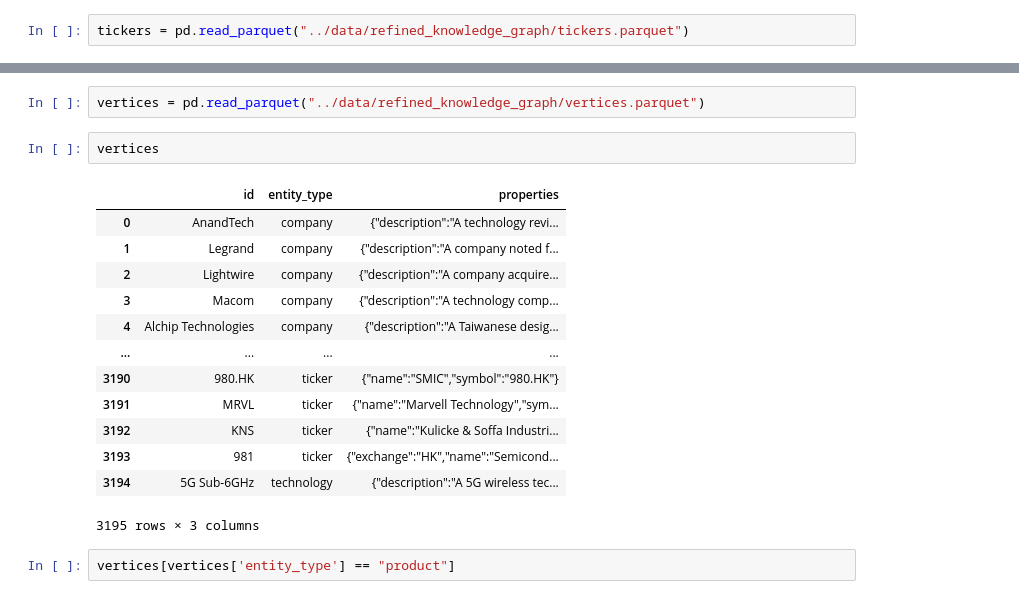
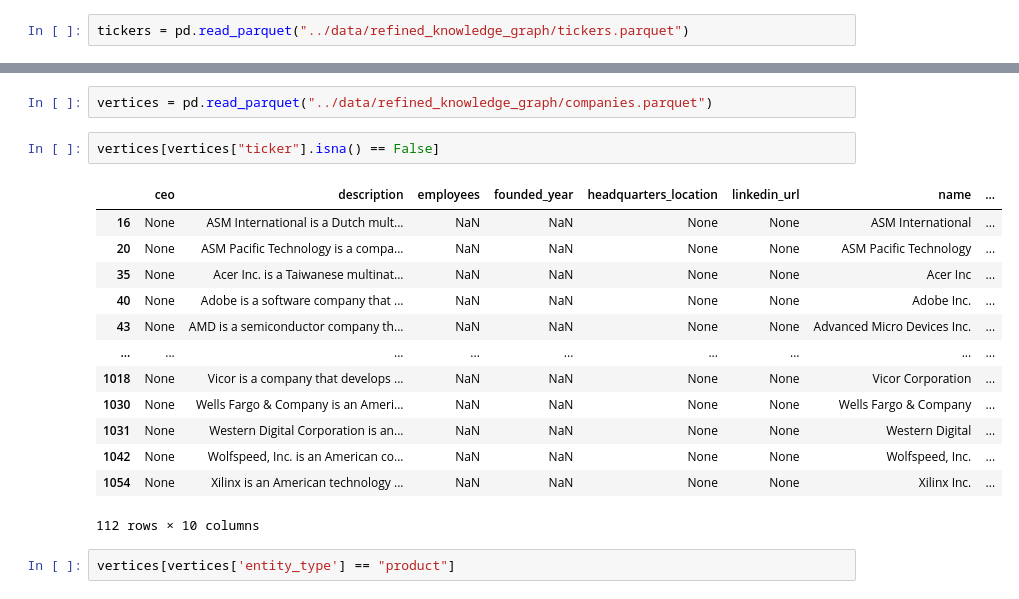
Before and after one commit to Graphlet-AI/abzu, a Jupyter notebook: notebooks/Visualize Network_Mike.ipynb, the cells around one changed output, grey strips where cells are left out. Drawn from its saved outputs; the diff is of its cells as text.

```diff
--- a/notebooks/Visualize Network_Mike.ipynb
+++ b/notebooks/Visualize Network_Mike.ipynb
@@ -97,21 +105,21 @@ array(['', '000660', '005930', '005930.KS', '005935', '046890', '2353',
 # %%
-vertices = pd.read_parquet("../data/refined_knowledge_graph/vertices.parquet")
+vertices = pd.read_parquet("../data/refined_knowledge_graph/companies.parquet")
 # %%
-vertices
+vertices[vertices["ticker"].isna() == False]
 # %% [output]
-|  | id | entity_type | properties |
-| 0 | AnandTech | company | {"description":"A technology revi... |
-| 1 | Legrand | company | {"description":"A company noted f... |
-| 2 | Lightwire | company | {"description":"A company acquire... |
-| 3 | Macom | company | {"description":"A technology comp... |
-| 4 | Alchip Technologies | company | {"description":"A Taiwanese desig... |
-| ... | ... | ... | ... |
-| 3190 | 980.HK | ticker | {"name":"SMIC","symbol":"980.HK"} |
-| 3191 | MRVL | ticker | {"name":"Marvell Technology","sym... |
-| 3192 | KNS | ticker | {"name":"Kulicke & Soffa Industri... |
-| 3193 | 981 | ticker | {"exchange":"HK","name":"Semicond... |
-| 3194 | 5G Sub-6GHz | technology | {"description":"A 5G wireless tec... |
+|  | ceo | description | employees | founded_year | headquarters_location | linkedin_url | name | ... |
+| 16 | None | ASM International is a Dutch mult... | NaN | NaN | None | None | ASM International | ... |
+| 20 | None | ASM Pacific Technology is a compa... | NaN | NaN | None | None | ASM Pacific Technology | ... |
+| 35 | None | Acer Inc. is a Taiwanese multinat... | NaN | NaN | None | None | Acer Inc | ... |
+| 40 | None | Adobe is a software company that ... | NaN | NaN | None | None | Adobe Inc. | ... |
+| 43 | None | AMD is a semiconductor company th... | NaN | NaN | None | None | Advanced Micro Devices Inc. | ... |
+| ... | ... | ... | ... | ... | ... | ... | ... | ... |
+| 1018 | None | Vicor is a company that develops ... | NaN | NaN | None | None | Vicor Corporation | ... |
+| 1030 | None | Wells Fargo & Company is an Ameri... | NaN | NaN | None | None | Wells Fargo & Company | ... |
+| 1031 | None | Western Digital Corporation is an... | NaN | NaN | None | None | Western Digital | ... |
+| 1042 | None | Wolfspeed, Inc. is an American co... | NaN | NaN | None | None | Wolfspeed, Inc. | ... |
+| 1054 | None | Xilinx is an American technology ... | NaN | NaN | None | None | Xilinx Inc. | ... |
-3195 rows × 3 columns
+112 rows × 10 columns
 # %%
 vertices[vertices['entity_type'] == "product"]
 # %% [output]
```
Also changed, not shown: parts of 4 cells of this notebook, 1 other file.
